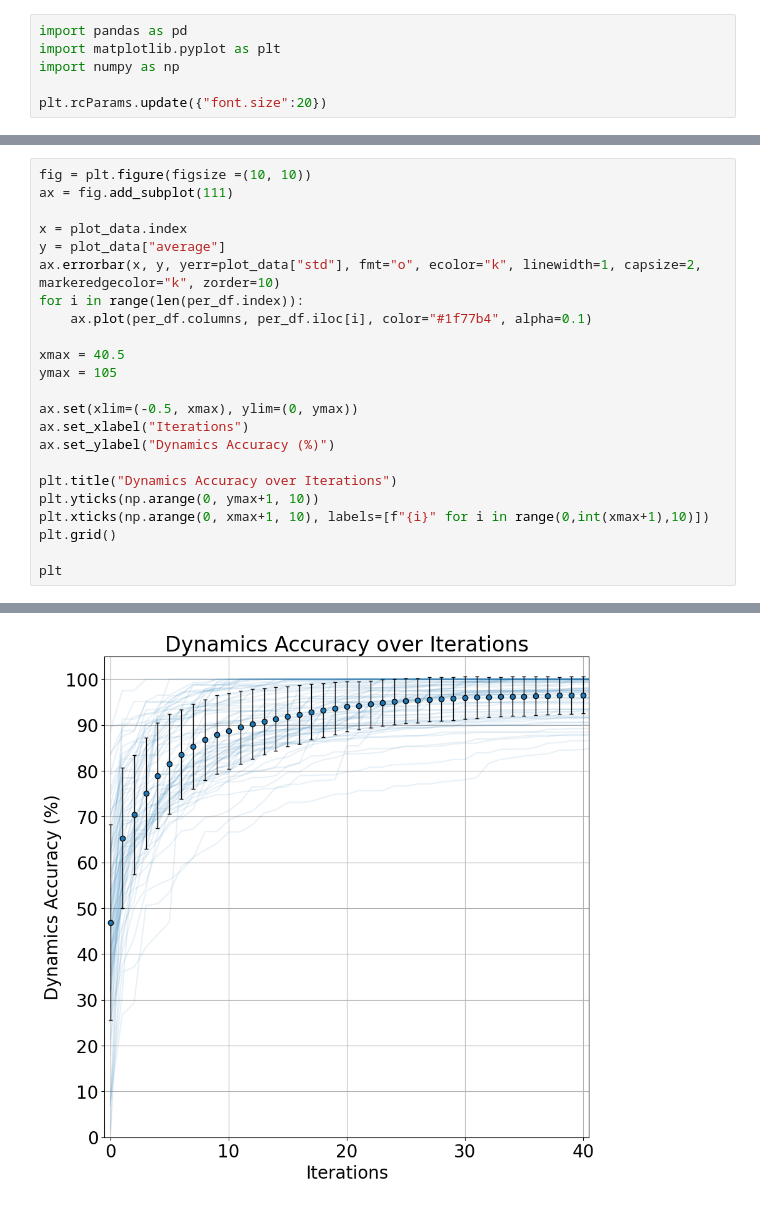
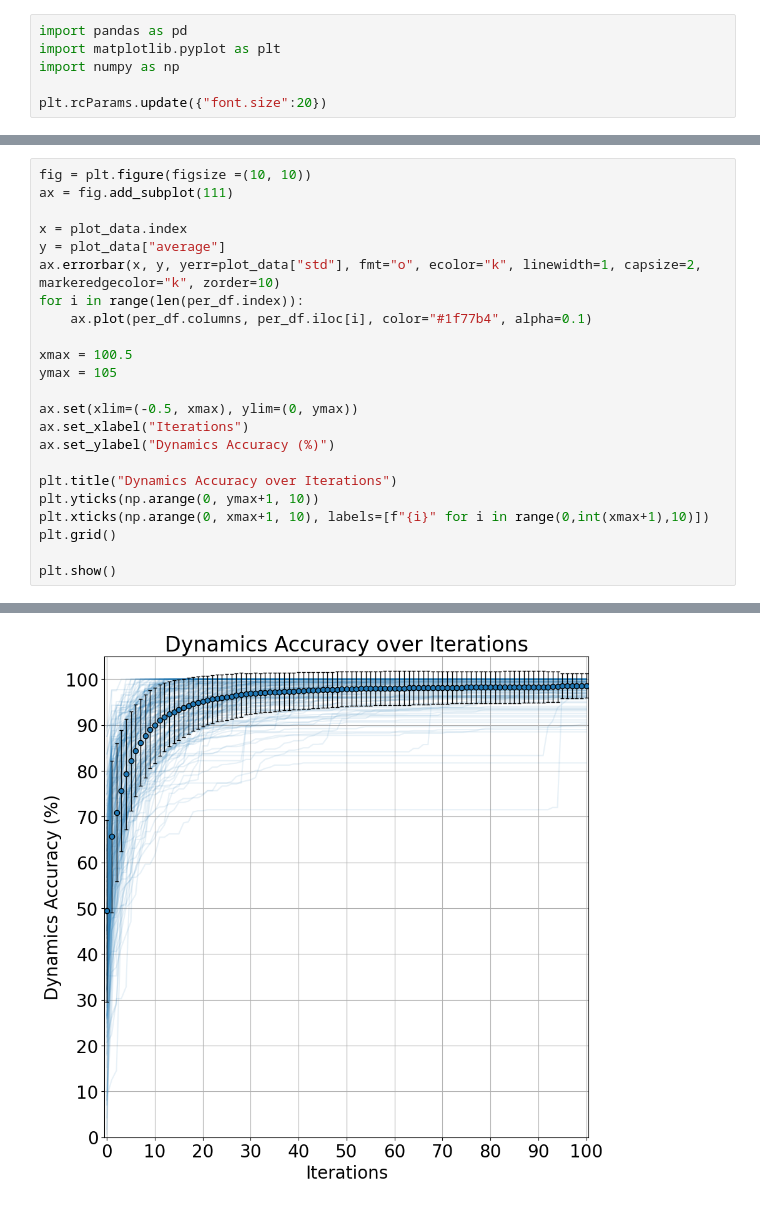
Before and after one commit to kyuhyongpark/boolmore, a Jupyter notebook: Benchmarks/benchmark_plot.ipynb, the cells around one changed output, grey strips where cells are left out. Drawn from its saved outputs; the diff is of its cells as text.

```diff
--- a/Benchmarks/benchmark_plot.ipynb
+++ b/Benchmarks/benchmark_plot.ipynb
@@ -277,7 +310,7 @@ ax.errorbar(x, y, yerr=plot_data["std"], fmt="o", ecolor="k", linewidth=1, capsi
 for i in range(len(per_df.index)):
     ax.plot(per_df.columns, per_df.iloc[i], color="#1f77b4", alpha=0.1)
 
-xmax = 40.5
+xmax = 100.5
 ymax = 105
 
 ax.set(xlim=(-0.5, xmax), ylim=(0, ymax))
@@ -289,5 +322,5 @@ plt.yticks(np.arange(0, ymax+1, 10))
 plt.xticks(np.arange(0, xmax+1, 10), labels=[f"{i}" for i in range(0,int(xmax+1),10)])
 plt.grid()
 
-plt
+plt.show()
 # %% [output]
@@ -295,4 +327,4 @@ plt
-[figure, old version]
+[figure, new version]
 # %%
 per_avg_dict = {}
 
```
Also changed, not shown: parts of 11 cells of this notebook, 8 other files.
